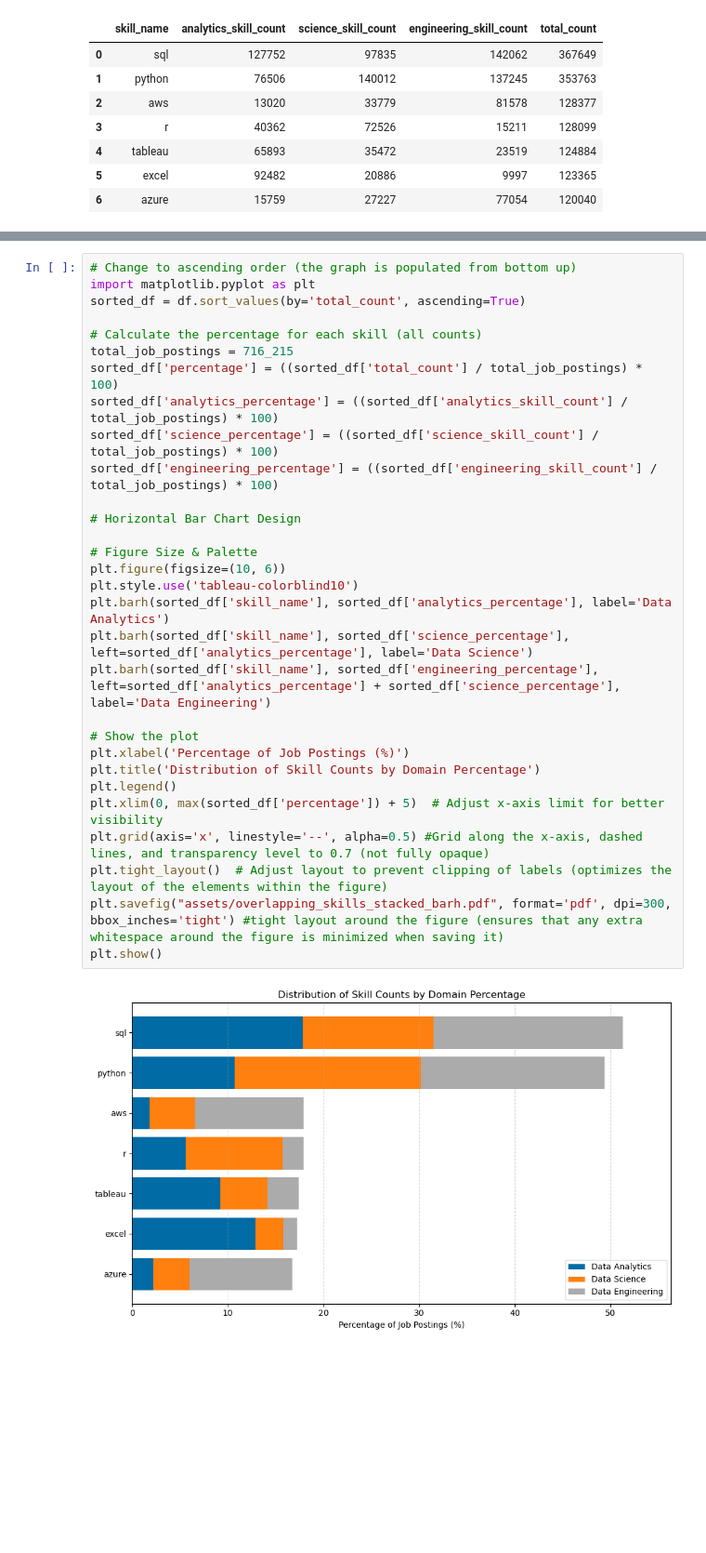
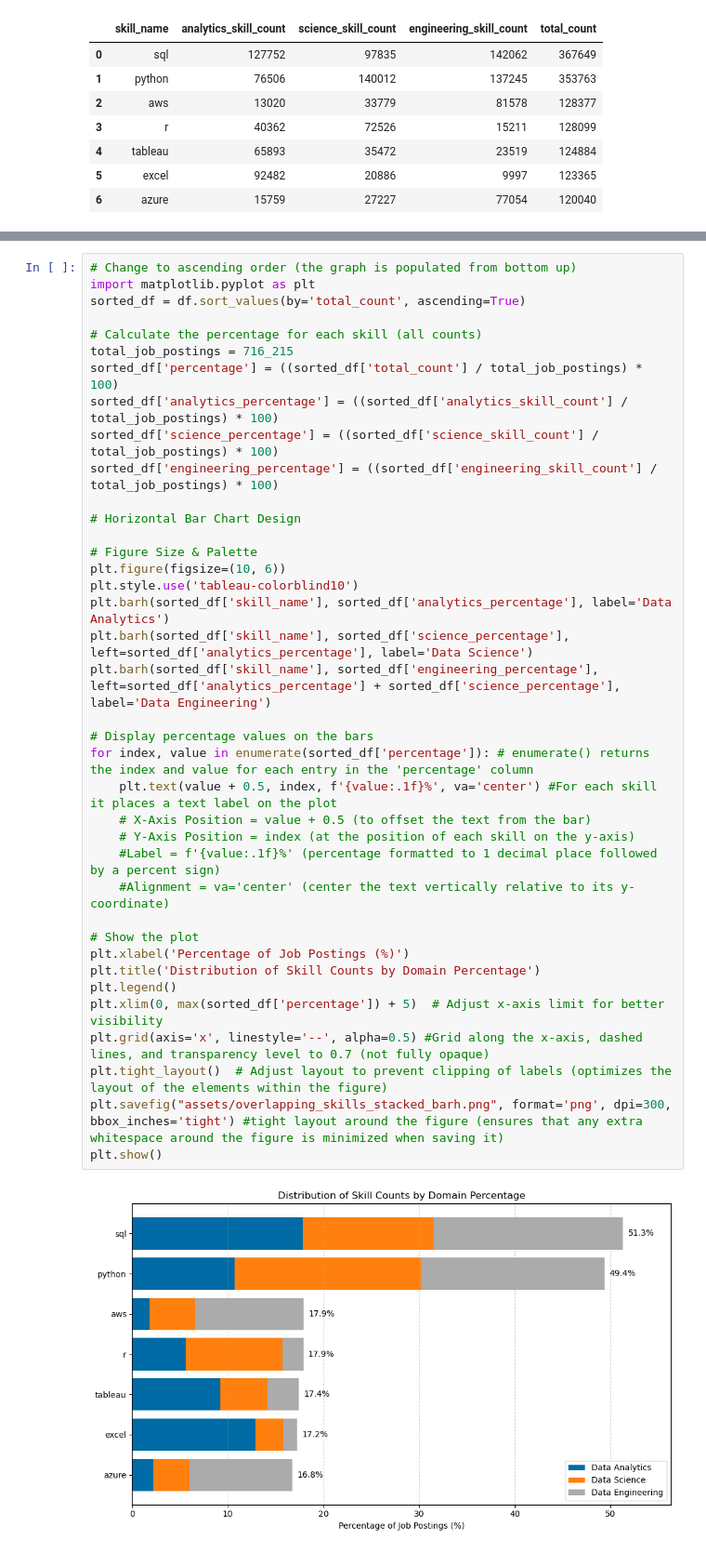
Before and after one commit to dimitriszabelis/SQL_and_Python_Project_Data_Skills_Analysis, a Jupyter notebook: 1_overlapping_skills/overlapping_skills_bar_charts.ipynb, the cells around one changed output, grey strips where cells are left out. Shown at 93% size. Saved outputs shown, nothing was run; the diff lists cells and outputs as text; blank space fills up the shorter version.

```diff
--- a/1_overlapping_skills/overlapping_skills_bar_charts.ipynb
+++ b/1_overlapping_skills/overlapping_skills_bar_charts.ipynb
@@ -57,32 +57,40 @@ plt.show()
 # %%
 # Change to ascending order (the graph is populated from bottom up)
 import matplotlib.pyplot as plt
 sorted_df = df.sort_values(by='total_count', ascending=True)
 
 # Calculate the percentage for each skill (all counts)
 total_job_postings = 716_215
 sorted_df['percentage'] = ((sorted_df['total_count'] / total_job_postings) * 100)
 sorted_df['analytics_percentage'] = ((sorted_df['analytics_skill_count'] / total_job_postings) * 100)
 sorted_df['science_percentage'] = ((sorted_df['science_skill_count'] / total_job_postings) * 100)
 sorted_df['engineering_percentage'] = ((sorted_df['engineering_skill_count'] / total_job_postings) * 100)
 
 # Horizontal Bar Chart Design
 
 # Figure Size & Palette
 plt.figure(figsize=(10, 6))
 plt.style.use('tableau-colorblind10')
 plt.barh(sorted_df['skill_name'], sorted_df['analytics_percentage'], label='Data Analytics')
 plt.barh(sorted_df['skill_name'], sorted_df['science_percentage'], left=sorted_df['analytics_percentage'], label='Data Science')
 plt.barh(sorted_df['skill_name'], sorted_df['engineering_percentage'], left=sorted_df['analytics_percentage'] + sorted_df['science_percentage'], label='Data Engineering')
 
+# Display percentage values on the bars
+for index, value in enumerate(sorted_df['percentage']): # enumerate() returns the index and value for each entry in the 'percentage' column
+    plt.text(value + 0.5, index, f'{value:.1f}%', va='center') #For each skill it places a text label on the plot
+    # X-Axis Position = value + 0.5 (to offset the text from the bar)
+    # Y-Axis Position = index (at the position of each skill on the y-axis)
+    #Label = f'{value:.1f}%' (percentage formatted to 1 decimal place followed by a percent sign)
+    #Alignment = va='center' (center the text vertically relative to its y-coordinate)
+
 # Show the plot
 plt.xlabel('Percentage of Job Postings (%)')
 plt.title('Distribution of Skill Counts by Domain Percentage')
 plt.legend()
 plt.xlim(0, max(sorted_df['percentage']) + 5)  # Adjust x-axis limit for better visibility
 plt.grid(axis='x', linestyle='--', alpha=0.5) #Grid along the x-axis, dashed lines, and transparency level to 0.7 (not fully opaque)
 plt.tight_layout()  # Adjust layout to prevent clipping of labels (optimizes the layout of the elements within the figure)
-plt.savefig("assets/overlapping_skills_stacked_barh.pdf", format='pdf', dpi=300, bbox_inches='tight') #tight layout around the figure (ensures that any extra whitespace around the figure is minimized when saving it)
+plt.savefig("assets/overlapping_skills_stacked_barh.png", format='png', dpi=300, bbox_inches='tight') #tight layout around the figure (ensures that any extra whitespace around the figure is minimized when saving it)
 plt.show()
 # %% [output]
-[figure, old version]
+[figure, new version]
```
Also changed, not shown: parts of 1 cell of this notebook, 43 other files.
